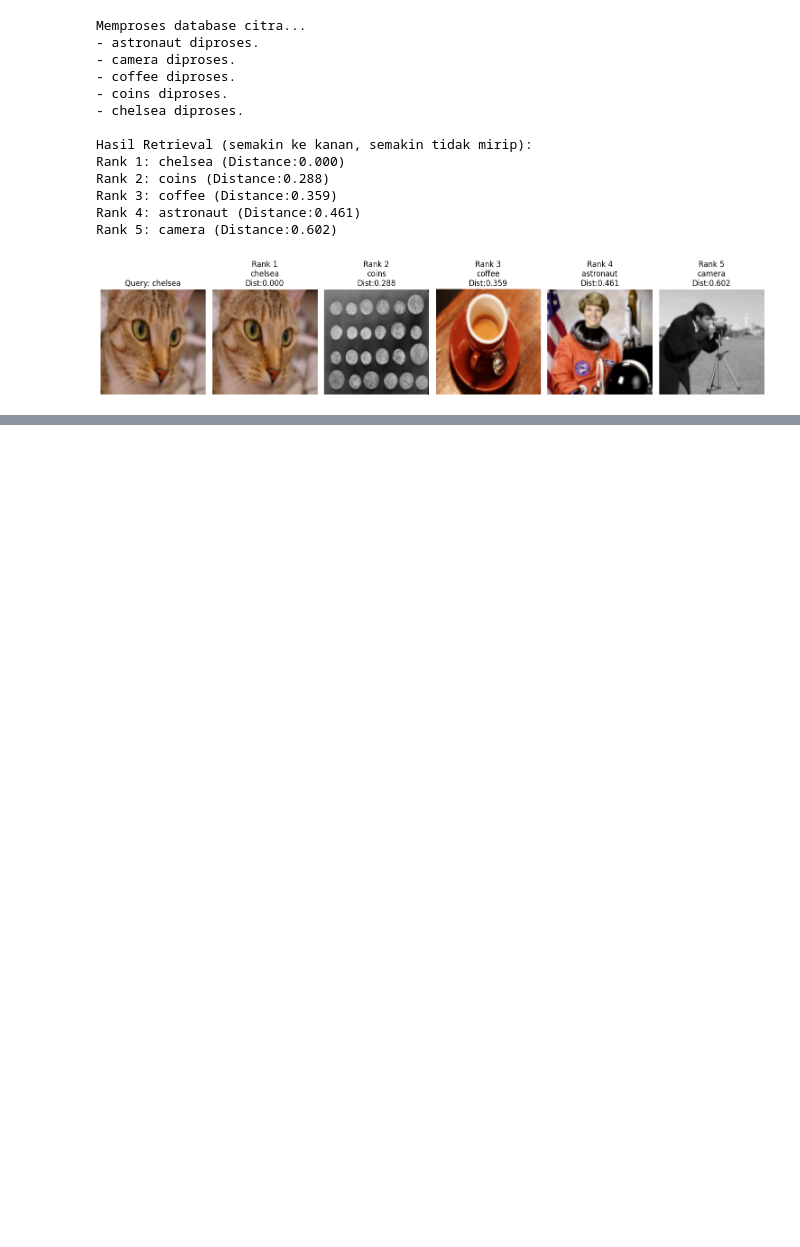
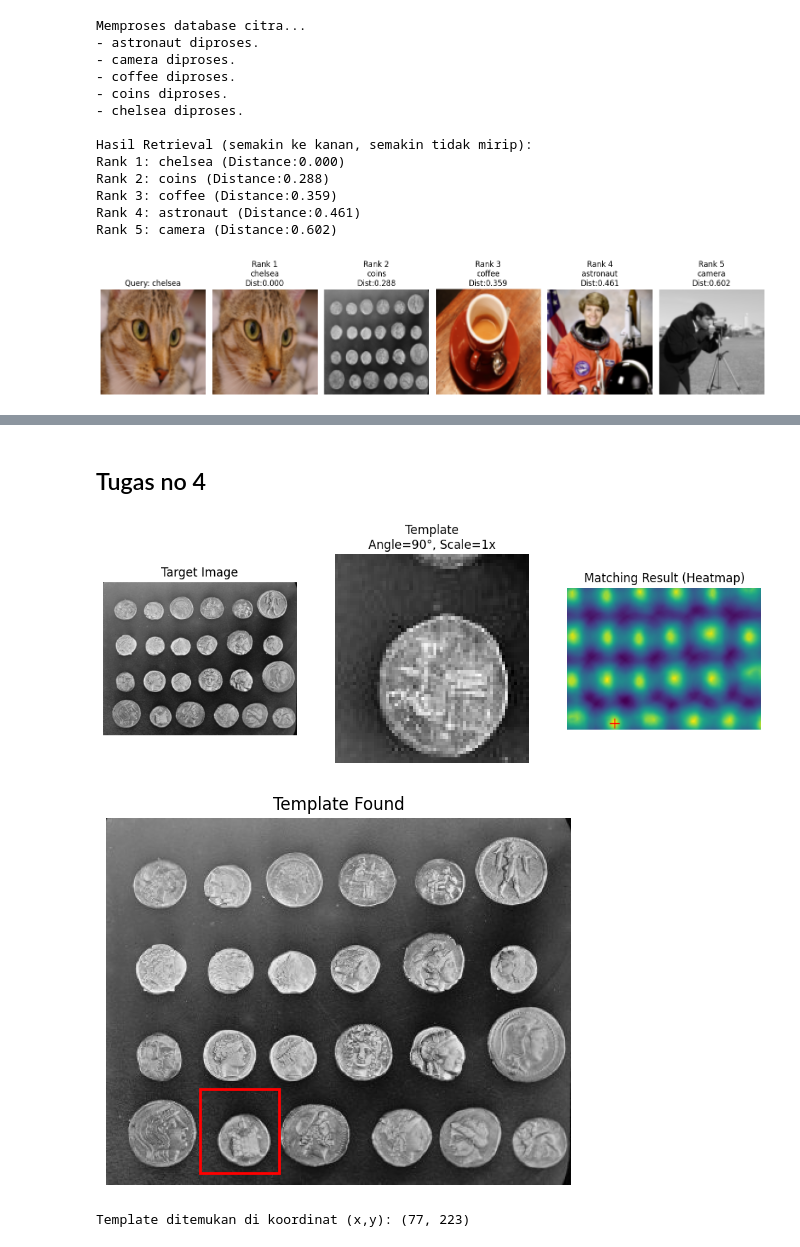
Before and after one commit to rifqinanda27/2025_pengolahan_citra_ti2c, a Jupyter notebook: Jobsheet_5.ipynb, the cells around one changed output, grey strips where cells are left out. Cells and saved outputs as stored; diff of their text form; code cells hidden in the pictures; blank space fills up the shorter version.

```diff
--- a/Jobsheet_5.ipynb
+++ b/Jobsheet_5.ipynb
@@ -345,0 +423,64 @@ Rank 5: camera (Distance:0.602)
+# %% [markdown]
+## Tugas no 4
+# %%
+import numpy as np
+import matplotlib.pyplot as plt
+from skimage import data
+from skimage.feature import match_template
+from skimage.transform import rotate, rescale
+
+# 1. Muat citra target dan buat template
+image = data.coins()
+template = image[15:80, 190:260]
+
+# ======== ROTASI DAN SKALA DI SINI ========
+# Rotasi: ubah nilai angle di sini (misalnya 45 untuk 45 derajat)
+angle = 90
+template_rotated = rotate(template, angle, resize=True)
+
+# Skala: ubah nilai scale di sini (misalnya 1.2 untuk perbesar 20%)
+scale = 1
+template_scaled = rescale(template_rotated, scale, mode='reflect', anti_aliasing=True, channel_axis=None)
+
+# Gunakan template yang sudah dirotasi dan diskalakan
+template_final = template_scaled
+
+# 2. Matching menggunakan template hasil transformasi
+result = match_template(image, template_final)
+
+# 3. Temukan lokasi skor tertinggi
+ij = np.unravel_index(np.argmax(result), result.shape)
+x, y = ij[::-1]
+
+# 4. Visualisasi
+fig, ax = plt.subplots(1, 3, figsize=(12, 4))
+
+ax[0].imshow(image, cmap='gray')
+ax[0].set_title('Target Image')
+ax[0].set_axis_off()
+
+ax[1].imshow(template_final, cmap='gray')
+ax[1].set_title(f'Template\nAngle={angle}°, Scale={scale}x')
+ax[1].set_axis_off()
+
+ax[2].imshow(result, cmap='viridis')
+ax[2].set_title('Matching Result (Heatmap)')
+ax[2].plot(x, y, 'r+', markersize=10)
+ax[2].set_axis_off()
+
+# Kotak pada citra asli
+fig2, ax_main = plt.subplots(figsize=(6, 6))
+ax_main.imshow(image, cmap='gray')
+ax_main.set_title('Template Found')
+ax_main.set_axis_off()
+h, w = template_final.shape
+rect = plt.Rectangle((x, y), w, h, edgecolor='r', facecolor='none', lw=2)
+ax_main.add_patch(rect)
+
+plt.show()
+
+print(f"Template ditemukan di koordinat (x,y): ({x}, {y})")
+# %% [output]
+[figure, added]
+[figure, added]
+Template ditemukan di koordinat (x,y): (77, 223)
```
Also changed, not shown: parts of 2 cells of this notebook.
